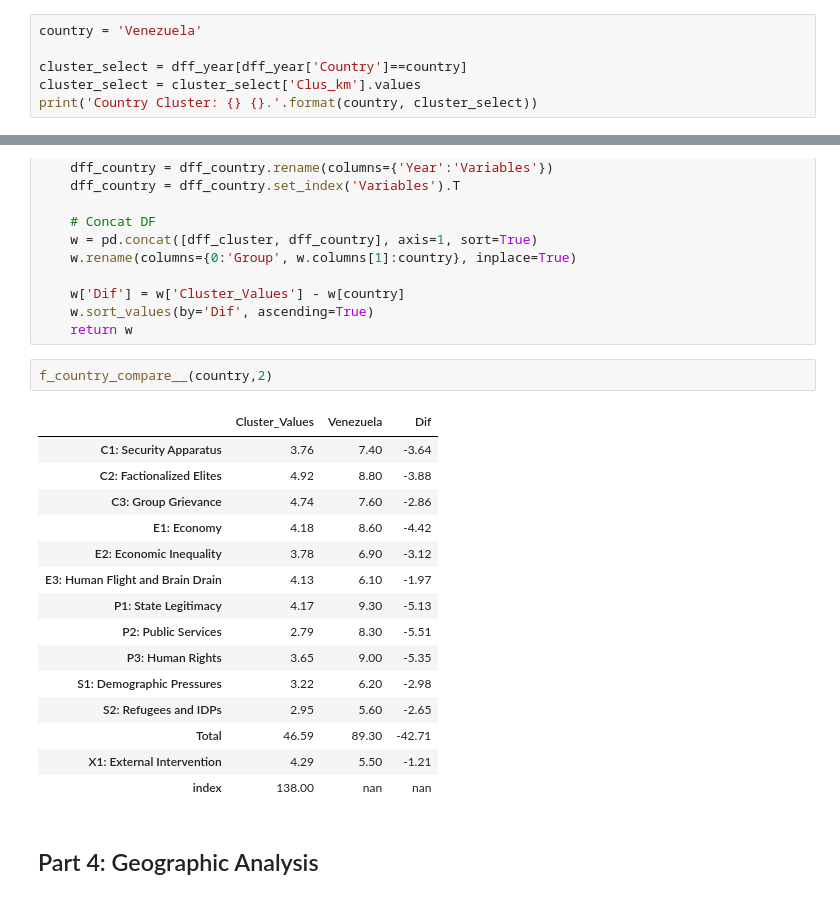
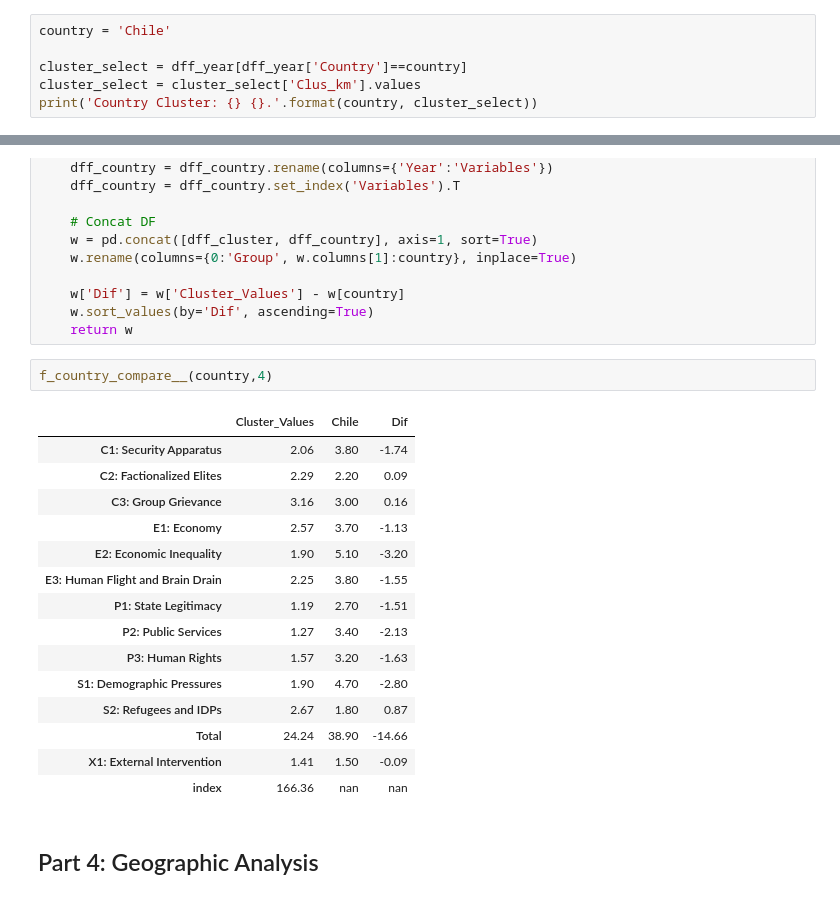
Before and after one commit to lombardidiego/Fragile_States, a Jupyter notebook: State_Fragile_Index.ipynb, the cells around one changed output, grey strips where cells are left out. Drawn from its saved outputs; the diff is of its cells as text.

```diff
--- a/State_Fragile_Index.ipynb
+++ b/State_Fragile_Index.ipynb
@@ -242,7 +246,7 @@ f_scatter_variables('S2: Refugees and IDPs', 'Total')
 # %% [markdown]
 ### 3.5: Analysis Country selected versus Cluster
 # %%
-country = 'Venezuela'
+country = 'Chile'
 
 cluster_select = dff_year[dff_year['Country']==country]
 cluster_select = cluster_select['Clus_km'].values
@@ -277,23 +281,23 @@ def f_country_compare__(country, cluster):
     w.sort_values(by='Dif', ascending=True)
     return w
 # %%
-f_country_compare__(country,2)
+f_country_compare__(country,4)
 # %% [output]
-|  | Cluster_Values | Venezuela | Dif |
-| C1: Security Apparatus | 3.76 | 7.40 | -3.64 |
-| C2: Factionalized Elites | 4.92 | 8.80 | -3.88 |
-| C3: Group Grievance | 4.74 | 7.60 | -2.86 |
-| E1: Economy | 4.18 | 8.60 | -4.42 |
-| E2: Economic Inequality | 3.78 | 6.90 | -3.12 |
-| E3: Human Flight and Brain Drain | 4.13 | 6.10 | -1.97 |
-| P1: State Legitimacy | 4.17 | 9.30 | -5.13 |
-| P2: Public Services | 2.79 | 8.30 | -5.51 |
-| P3: Human Rights | 3.65 | 9.00 | -5.35 |
-| S1: Demographic Pressures | 3.22 | 6.20 | -2.98 |
-| S2: Refugees and IDPs | 2.95 | 5.60 | -2.65 |
-| Total | 46.59 | 89.30 | -42.71 |
-| X1: External Intervention | 4.29 | 5.50 | -1.21 |
-| index | 138.00 | nan | nan |
+|  | Cluster_Values | Chile | Dif |
+| C1: Security Apparatus | 2.06 | 3.80 | -1.74 |
+| C2: Factionalized Elites | 2.29 | 2.20 | 0.09 |
+| C3: Group Grievance | 3.16 | 3.00 | 0.16 |
+| E1: Economy | 2.57 | 3.70 | -1.13 |
+| E2: Economic Inequality | 1.90 | 5.10 | -3.20 |
+| E3: Human Flight and Brain Drain | 2.25 | 3.80 | -1.55 |
+| P1: State Legitimacy | 1.19 | 2.70 | -1.51 |
+| P2: Public Services | 1.27 | 3.40 | -2.13 |
+| P3: Human Rights | 1.57 | 3.20 | -1.63 |
+| S1: Demographic Pressures | 1.90 | 4.70 | -2.80 |
+| S2: Refugees and IDPs | 2.67 | 1.80 | 0.87 |
+| Total | 24.24 | 38.90 | -14.66 |
+| X1: External Intervention | 1.41 | 1.50 | -0.09 |
+| index | 166.36 | nan | nan |
 # %% [markdown]
 ## Part 4: Geographic Analysis
 # %% [markdown]
```
Also changed, not shown: parts of 48 cells of this notebook.
